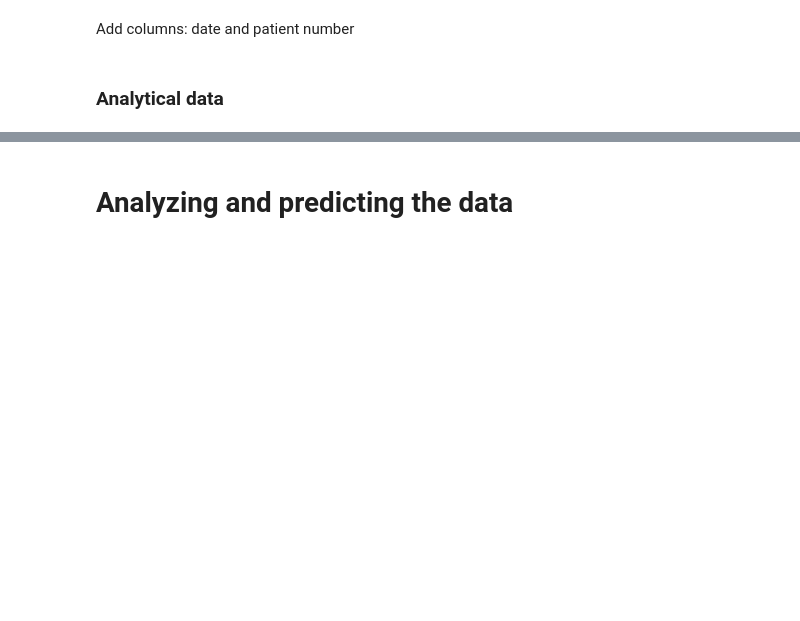
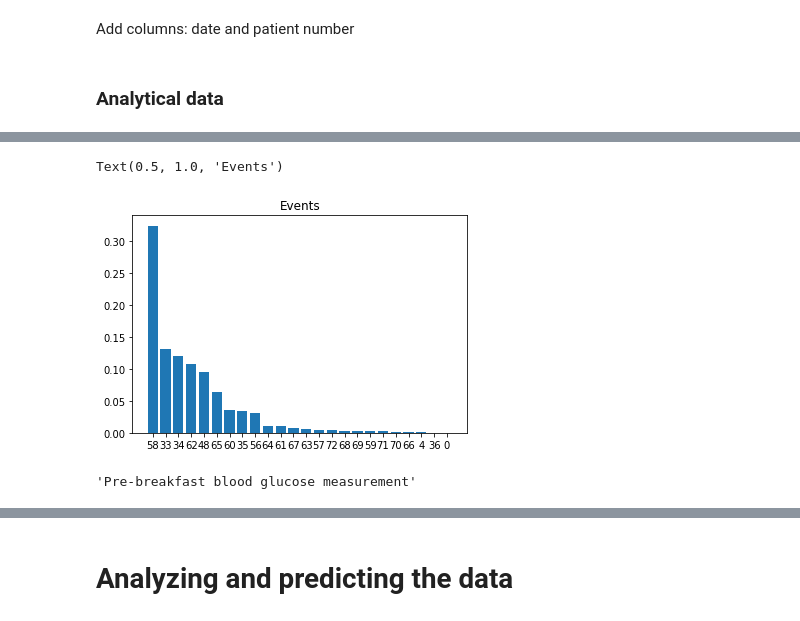
Before and after one commit to martaasp/tfm, a Jupyter notebook: smart-medical-dashboard.ipynb, the cells around one changed output, grey strips where cells are left out. Saved outputs shown, nothing was run; the diff lists cells and outputs as text; code cells hidden in the pictures; blank space fills up the shorter version.

Commit message:
improve graphs

```diff
--- a/smart-medical-dashboard.ipynb
+++ b/smart-medical-dashboard.ipynb
@@ -502,2 +535,13 @@ for i, categorical_variable in enumerate(data_types["StringType"]):
+# %%
+aux = an_data.select("code").toPandas()
+plt.bar(aux["code"].unique(), aux["code"].value_counts()/an_data.count())
+plt.title("Events")
+# %% [output]
+Text(0.5, 1.0, 'Events')
+[figure, added]
+# %%
+mapping['58']
+# %% [output]
+'Pre-breakfast blood glucose measurement'
 # %%
 an_data = an_data.withColumn("value",an_data["value"].cast(IntegerType()))
```
Also changed, not shown: parts of 30 cells of this notebook.
